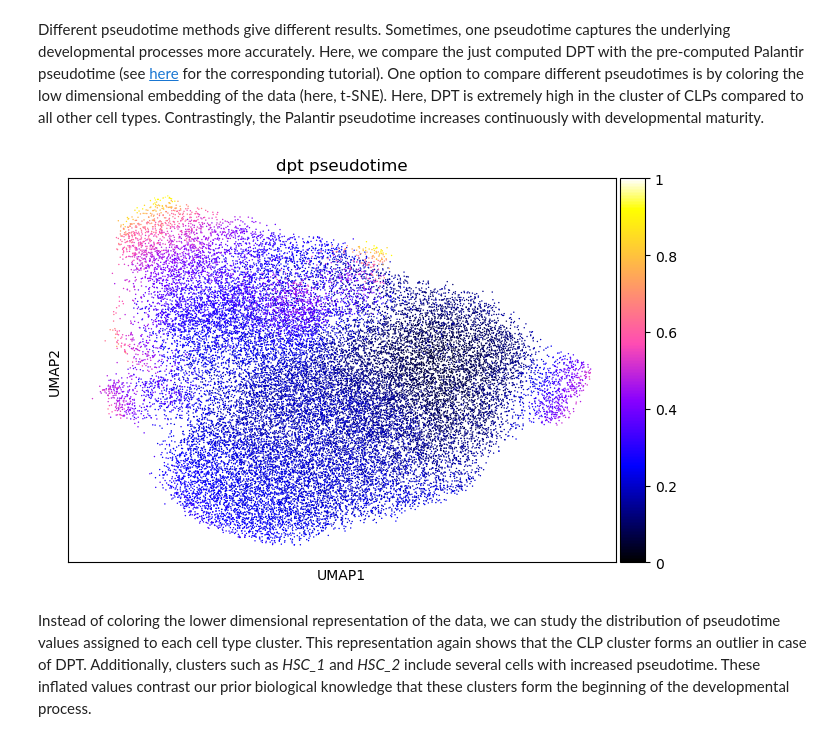
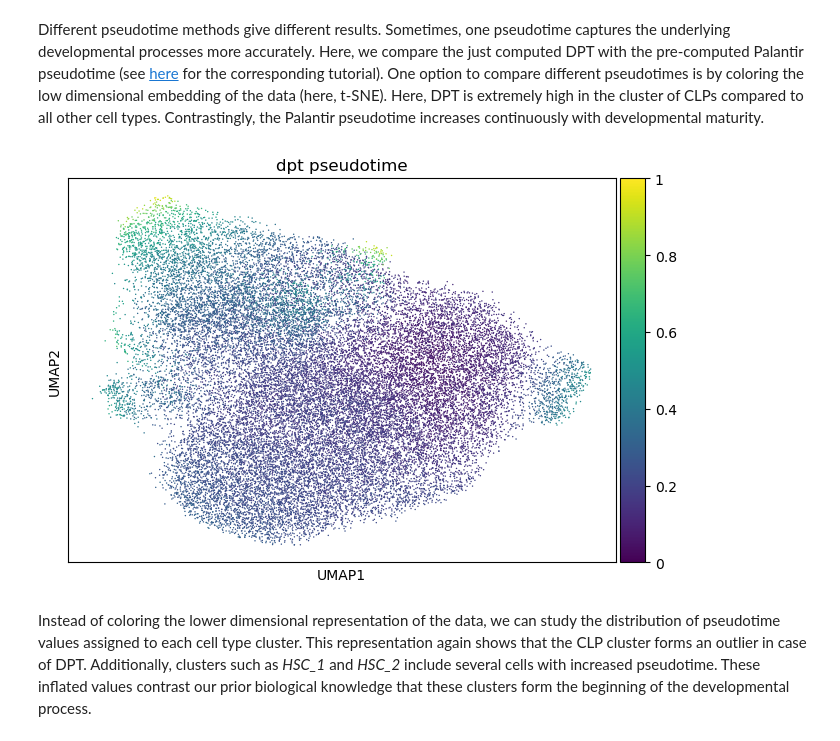
Before and after one commit to In-tron/single-cell-best-practices, a Jupyter notebook: jupyter-book/trajectories/pseudotemporal.ipynb, the cells around one changed output. Cells and saved outputs as stored; diff of their text form; code cells hidden in the pictures.

```diff
--- a/jupyter-book/trajectories/pseudotemporal.ipynb
+++ b/jupyter-book/trajectories/pseudotemporal.ipynb
@@ -151,12 +156,12 @@ Different pseudotime methods give different results. Sometimes, one pseudotime c
 # %%
 sc.pl.scatter(
     adata_subset,
     basis="umap",
     color=["dpt_pseudotime"],
-    color_map="gnuplot2",
+    #color_map="gnuplot2",
 )
 # %% [output]
-[figure, old version]
+[figure, new version]
 # %% [markdown]
 Instead of coloring the lower dimensional representation of the data, we can study the distribution of pseudotime values assigned to each cell type cluster. This representation again shows that the CLP cluster forms an outlier in case of DPT. Additionally, clusters such as *HSC_1* and *HSC_2* include several cells with increased pseudotime. These inflated values contrast our prior biological knowledge that these clusters form the beginning of the developmental process.
 # %%
```
Also changed, not shown: parts of 6 cells of this notebook.
